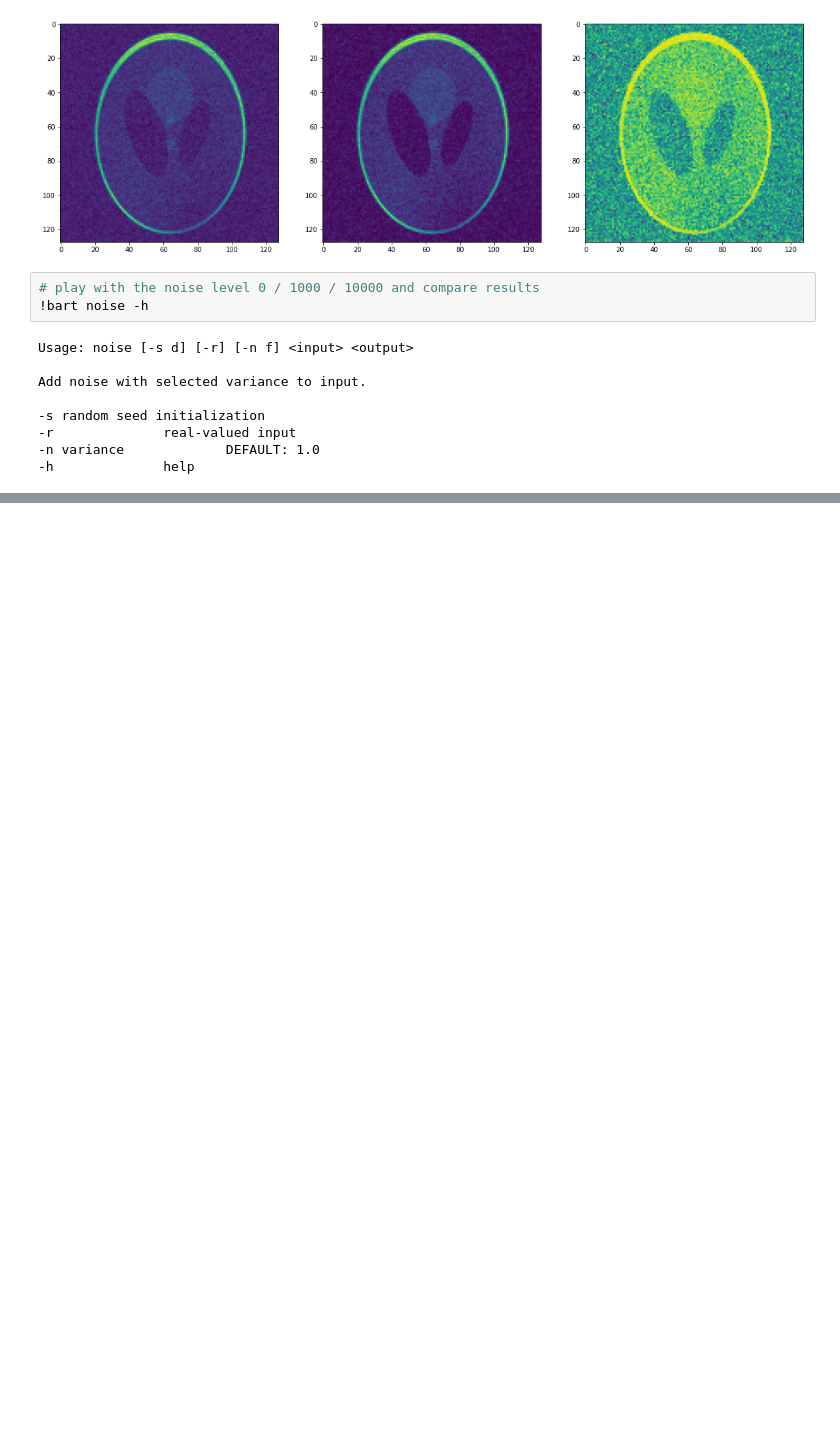
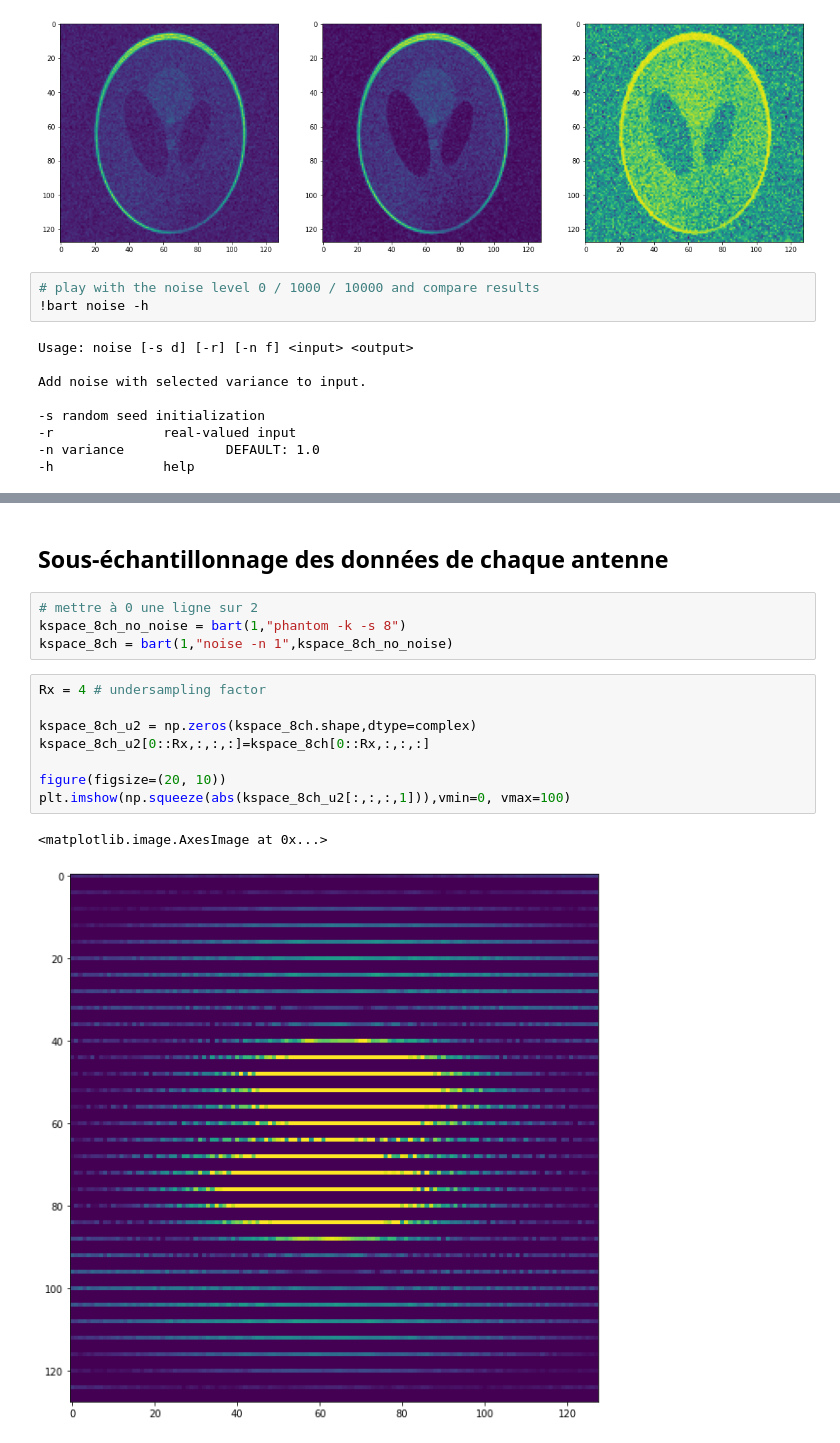
Before and after one commit to aTrotier/COURS_RECO_BART, a Jupyter notebook: cours_bart.ipynb, the cells around one changed output, grey strips where cells are left out. Saved outputs shown, nothing was run; the diff lists cells and outputs as text; blank space fills up the shorter version.

```diff
--- a/cours_bart.ipynb
+++ b/cours_bart.ipynb
@@ -377,0 +400,17 @@ Add noise with selected variance to input.
+# %% [markdown]
+## Sous-échantillonnage des données de chaque antenne
+# %%
+# mettre à 0 une ligne sur 2
+kspace_8ch_no_noise = bart(1,"phantom -k -s 8")
+kspace_8ch = bart(1,"noise -n 1",kspace_8ch_no_noise)
+# %%
+Rx = 4 # undersampling factor
+
+kspace_8ch_u2 = np.zeros(kspace_8ch.shape,dtype=complex)
+kspace_8ch_u2[0::Rx,:,:,:]=kspace_8ch[0::Rx,:,:,:]
+
+figure(figsize=(20, 10))
+plt.imshow(np.squeeze(abs(kspace_8ch_u2[:,:,:,1])),vmin=0, vmax=100)
+# %% [output]
+<matplotlib.image.AxesImage at 0x...>
+[figure, added]
```
Also changed, not shown: parts of 16 cells of this notebook.
